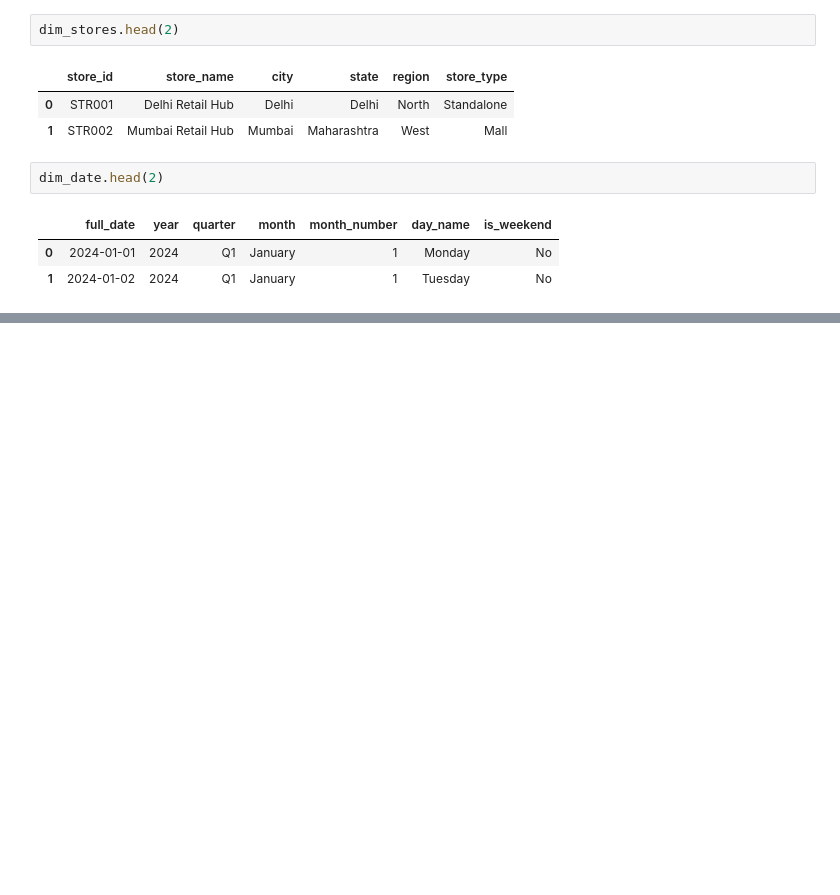
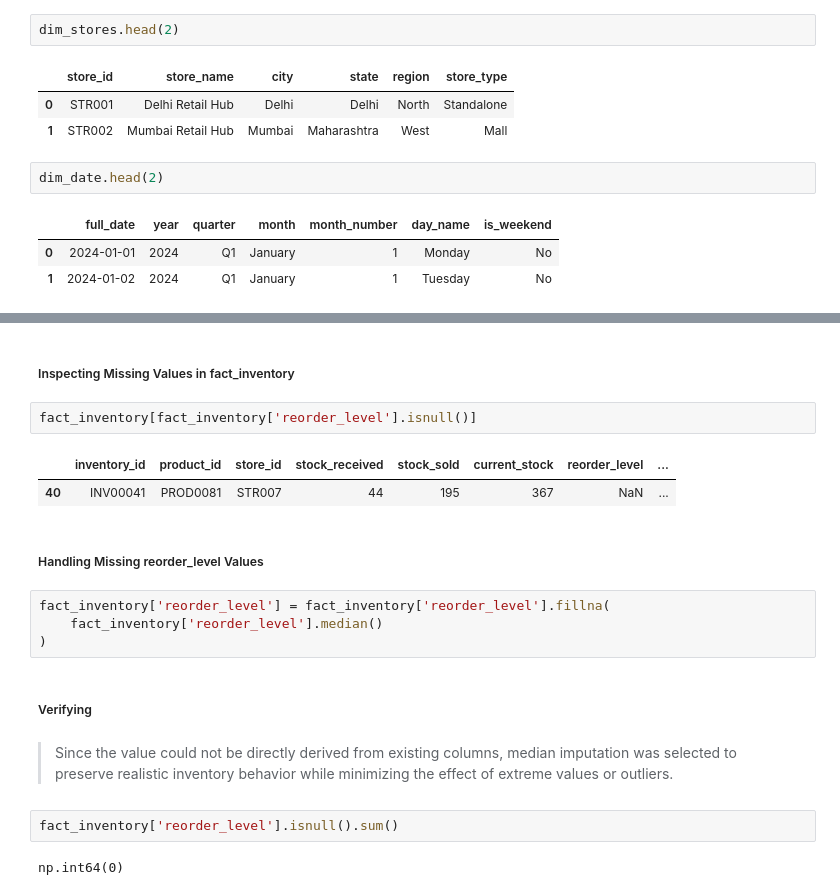
Before and after one commit to utkarshdhangar5/retail-sales-inventory-analytics, a Jupyter notebook: notebooks/ExploratoryDataAnalysis.ipynb, the cells around one changed output, grey strips where cells are left out. Drawn from its saved outputs; the diff is of its cells as text; blank space fills up the shorter version.

```diff
--- a/notebooks/ExploratoryDataAnalysis.ipynb
+++ b/notebooks/ExploratoryDataAnalysis.ipynb
@@ -150,0 +251,21 @@ dtype: int64
+# %% [markdown]
+##### Inspecting Missing Values in fact_inventory
+# %%
+fact_inventory[fact_inventory['reorder_level'].isnull()]
+# %% [output]
+|  | inventory_id | product_id | store_id | stock_received | stock_sold | current_stock | reorder_level | ... |
+| 40 | INV00041 | PROD0081 | STR007 | 44 | 195 | 367 | NaN | ... |
+# %% [markdown]
+##### Handling Missing reorder_level Values
+# %%
+fact_inventory['reorder_level'] = fact_inventory['reorder_level'].fillna(
+    fact_inventory['reorder_level'].median()
+)
+# %% [markdown]
+##### Verifying
+# %% [markdown]
+> Since the value could not be directly derived from existing columns, median imputation was selected to preserve realistic inventory behavior while minimizing the effect of extreme values or outliers.
+# %%
+fact_inventory['reorder_level'].isnull().sum()
+# %% [output]
+np.int64(0)
```
Also changed, not shown: parts of 77 cells of this notebook.
